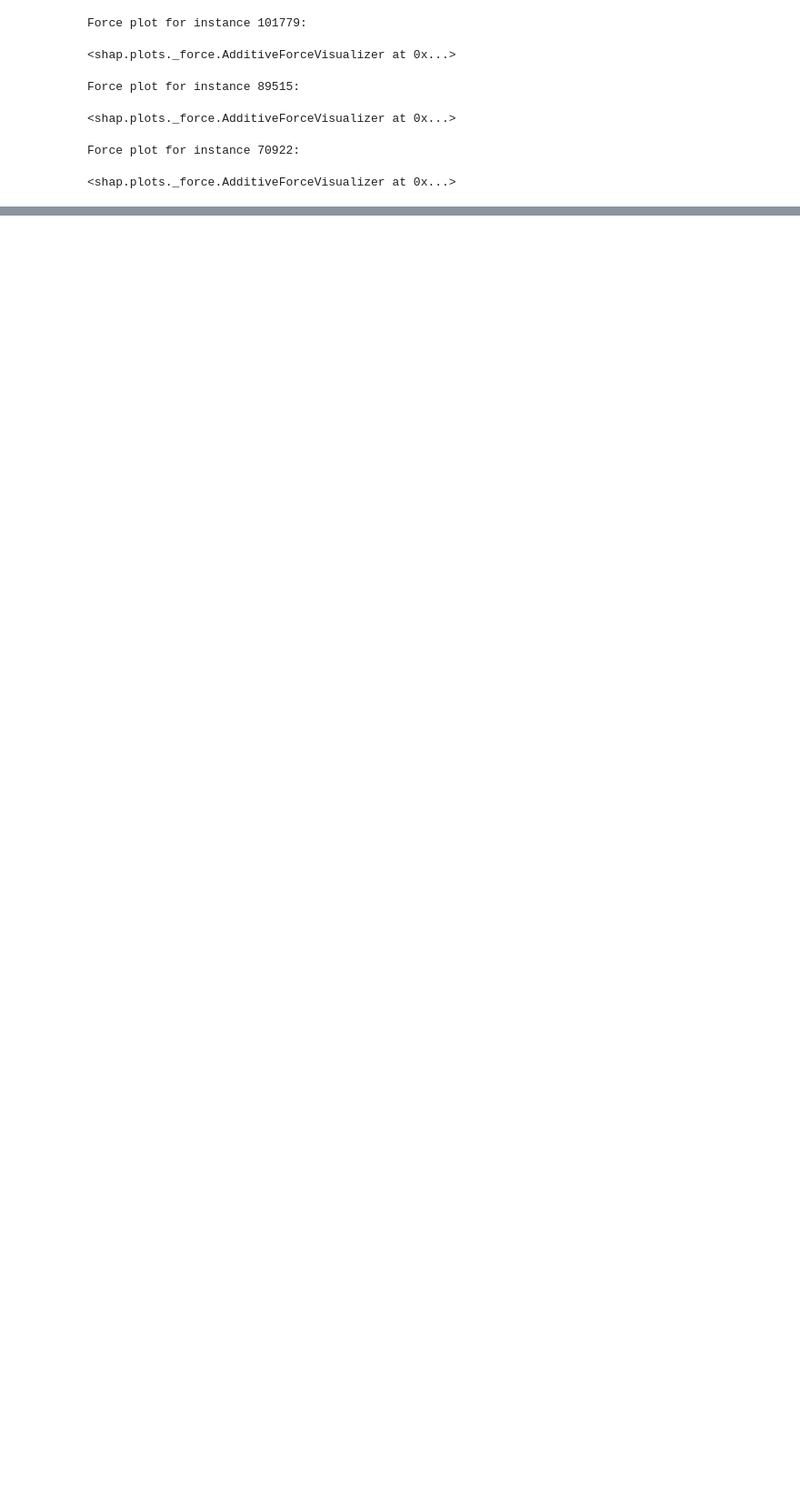
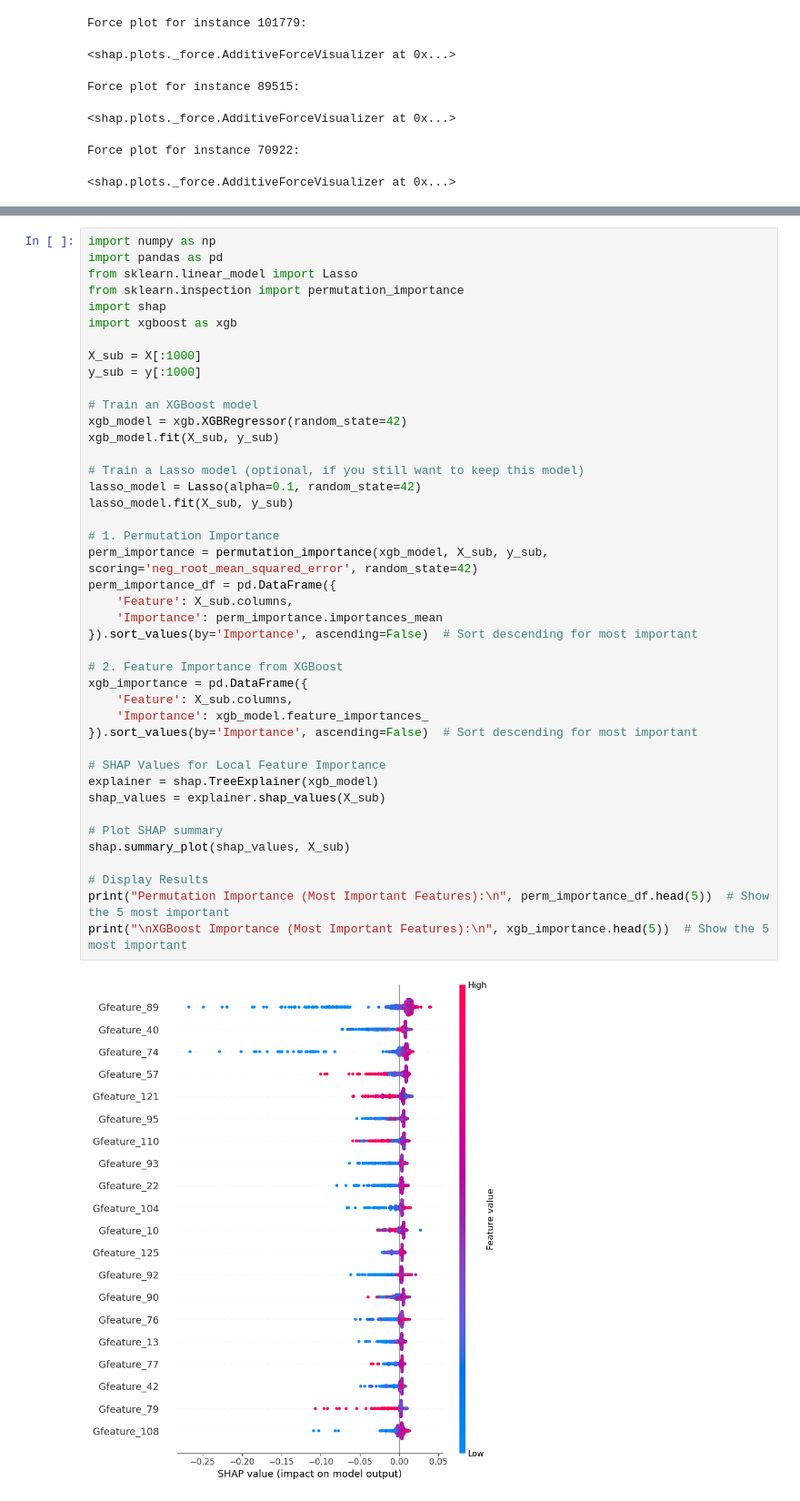
Before and after one commit to Koberard/Data_1030_Proj, a Jupyter notebook: src/1030_proj.ipynb, the cells around one changed output, grey strips where cells are left out. Shown at 91% size. Drawn from its saved outputs; the diff is of its cells as text; blank space fills up the shorter version.

```diff
--- a/src/1030_proj.ipynb
+++ b/src/1030_proj.ipynb
@@ -752,0 +689,44 @@ Permutation Importance:
+# %%
+import numpy as np
+import pandas as pd
+from sklearn.linear_model import Lasso
+from sklearn.inspection import permutation_importance
+import shap
+import xgboost as xgb
+
+X_sub = X[:1000]
+y_sub = y[:1000]
+
+# Train an XGBoost model
+xgb_model = xgb.XGBRegressor(random_state=42)
+xgb_model.fit(X_sub, y_sub)
+
+# Train a Lasso model (optional, if you still want to keep this model)
+lasso_model = Lasso(alpha=0.1, random_state=42)
+lasso_model.fit(X_sub, y_sub)
+
+# 1. Permutation Importance
+perm_importance = permutation_importance(xgb_model, X_sub, y_sub, scoring='neg_root_mean_squared_error', random_state=42)
+perm_importance_df = pd.DataFrame({
+    'Feature': X_sub.columns,
+    'Importance': perm_importance.importances_mean
+}).sort_values(by='Importance', ascending=False)  # Sort descending for most important
+
+# 2. Feature Importance from XGBoost
+xgb_importance = pd.DataFrame({
+    'Feature': X_sub.columns,
+    'Importance': xgb_model.feature_importances_
+}).sort_values(by='Importance', ascending=False)  # Sort descending for most important
+
+# SHAP Values for Local Feature Importance
+explainer = shap.TreeExplainer(xgb_model)
+shap_values = explainer.shap_values(X_sub)
+
+# Plot SHAP summary
+shap.summary_plot(shap_values, X_sub)
+
+# Display Results
+print("Permutation Importance (Most Important Features):\n", perm_importance_df.head(5))  # Show the 5 most important
+print("\nXGBoost Importance (Most Important Features):\n", xgb_importance.head(5))  # Show the 5 most important
+# %% [output]
+[figure, added]
```
Also changed, not shown: parts of 4 cells of this notebook.
